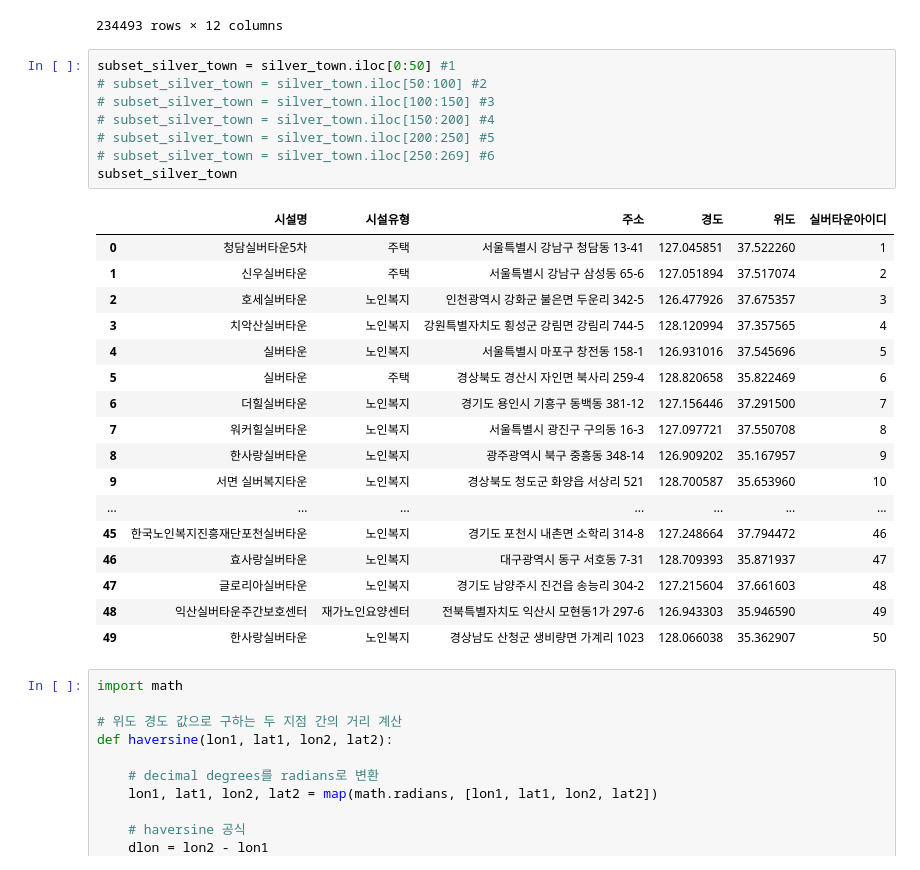
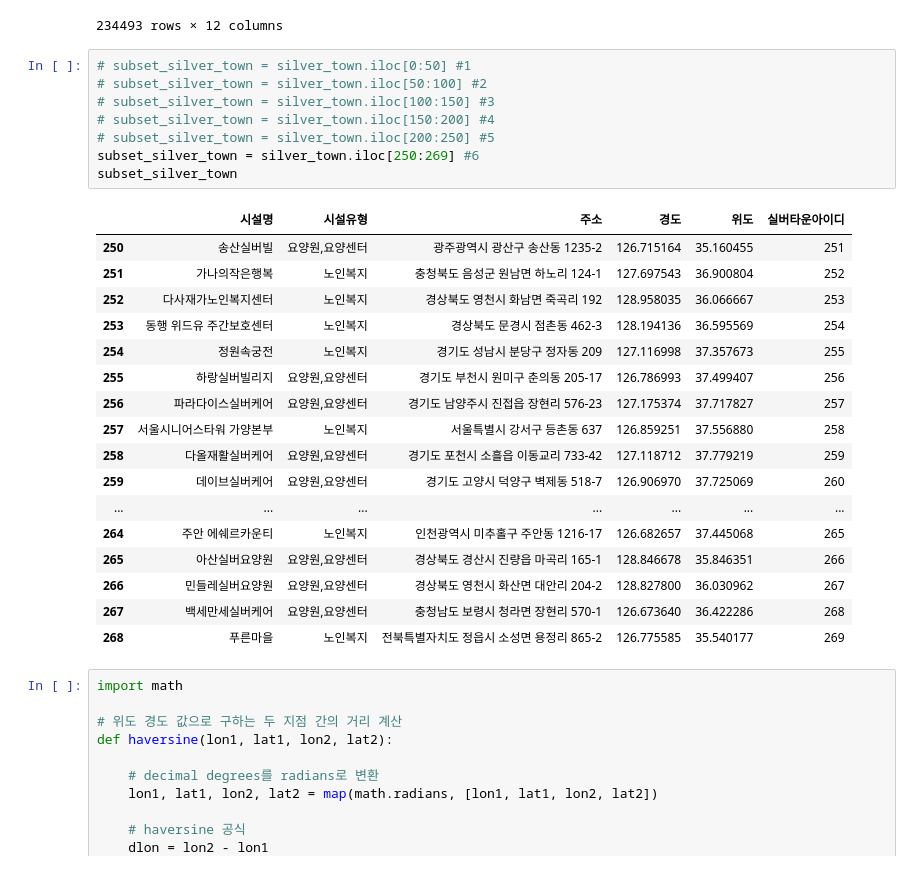
Before and after one commit to Parksolmi/Data_Analysis, a Jupyter notebook: SilverTown/SilverTownAnalysis.ipynb, the cells around one changed output. Cells and saved outputs as stored; diff of their text form.

```diff
--- a/SilverTown/SilverTownAnalysis.ipynb
+++ b/SilverTown/SilverTownAnalysis.ipynb
@@ -82,31 +82,31 @@ facilities
 | 234492 | NaN | NaN | NaN | 126.696749 | 37.592665 | 인천광역시 서구 고산후로95번길 20, 힘찬프라자 2층 20... | M | 힘찬한의원 | 한의원 | 22682 | 1.0 | ... |
 234493 rows × 12 columns
 # %%
-subset_silver_town = silver_town.iloc[0:50] #1
+# subset_silver_town = silver_town.iloc[0:50] #1
 # subset_silver_town = silver_town.iloc[50:100] #2
 # subset_silver_town = silver_town.iloc[100:150] #3
 # subset_silver_town = silver_town.iloc[150:200] #4
 # subset_silver_town = silver_town.iloc[200:250] #5
-# subset_silver_town = silver_town.iloc[250:269] #6
+subset_silver_town = silver_town.iloc[250:269] #6
 subset_silver_town
 # %% [output]
 |  | 시설명 | 시설유형 | 주소 | 경도 | 위도 | 실버타운아이디 |
-| 0 | 청담실버타운5차 | 주택 | 서울특별시 강남구 청담동 13-41 | 127.045851 | 37.522260 | 1 |
-| 1 | 신우실버타운 | 주택 | 서울특별시 강남구 삼성동 65-6 | 127.051894 | 37.517074 | 2 |
-| 2 | 호세실버타운 | 노인복지 | 인천광역시 강화군 불은면 두운리 342-5 | 126.477926 | 37.675357 | 3 |
-| 3 | 치악산실버타운 | 노인복지 | 강원특별자치도 횡성군 강림면 강림리 744-5 | 128.120994 | 37.357565 | 4 |
-| 4 | 실버타운 | 노인복지 | 서울특별시 마포구 창전동 158-1 | 126.931016 | 37.545696 | 5 |
-| 5 | 실버타운 | 주택 | 경상북도 경산시 자인면 북사리 259-4 | 128.820658 | 35.822469 | 6 |
-| 6 | 더힐실버타운 | 노인복지 | 경기도 용인시 기흥구 동백동 381-12 | 127.156446 | 37.291500 | 7 |
-| 7 | 워커힐실버타운 | 노인복지 | 서울특별시 광진구 구의동 16-3 | 127.097721 | 37.550708 | 8 |
-| 8 | 한사랑실버타운 | 노인복지 | 광주광역시 북구 중흥동 348-14 | 126.909202 | 35.167957 | 9 |
-| 9 | 서면 실버복지타운 | 노인복지 | 경상북도 청도군 화양읍 서상리 521 | 128.700587 | 35.653960 | 10 |
+| 250 | 송산실버빌 | 요양원,요양센터 | 광주광역시 광산구 송산동 1235-2 | 126.715164 | 35.160455 | 251 |
+| 251 | 가나의작은행복 | 노인복지 | 충청북도 음성군 원남면 하노리 124-1 | 127.697543 | 36.900804 | 252 |
+| 252 | 다사재가노인복지센터 | 노인복지 | 경상북도 영천시 화남면 죽곡리 192 | 128.958035 | 36.066667 | 253 |
+| 253 | 동행 위드유 주간보호센터 | 노인복지 | 경상북도 문경시 점촌동 462-3 | 128.194136 | 36.595569 | 254 |
+| 254 | 정원속궁전 | 노인복지 | 경기도 성남시 분당구 정자동 209 | 127.116998 | 37.357673 | 255 |
+| 255 | 하랑실버빌리지 | 요양원,요양센터 | 경기도 부천시 원미구 춘의동 205-17 | 126.786993 | 37.499407 | 256 |
+| 256 | 파라다이스실버케어 | 요양원,요양센터 | 경기도 남양주시 진접읍 장현리 576-23 | 127.175374 | 37.717827 | 257 |
+| 257 | 서울시니어스타워 가양본부 | 노인복지 | 서울특별시 강서구 등촌동 637 | 126.859251 | 37.556880 | 258 |
+| 258 | 다올재활실버케어 | 요양원,요양센터 | 경기도 포천시 소흘읍 이동교리 733-42 | 127.118712 | 37.779219 | 259 |
+| 259 | 데이브실버케어 | 요양원,요양센터 | 경기도 고양시 덕양구 벽제동 518-7 | 126.906970 | 37.725069 | 260 |
 | ... | ... | ... | ... | ... | ... | ... |
-| 45 | 한국노인복지진흥재단포천실버타운 | 노인복지 | 경기도 포천시 내촌면 소학리 314-8 | 127.248664 | 37.794472 | 46 |
-| 46 | 효사랑실버타운 | 노인복지 | 대구광역시 동구 서호동 7-31 | 128.709393 | 35.871937 | 47 |
-| 47 | 글로리아실버타운 | 노인복지 | 경기도 남양주시 진건읍 송능리 304-2 | 127.215604 | 37.661603 | 48 |
-| 48 | 익산실버타운주간보호센터 | 재가노인요양센터 | 전북특별자치도 익산시 모현동1가 297-6 | 126.943303 | 35.946590 | 49 |
-| 49 | 한사랑실버타운 | 노인복지 | 경상남도 산청군 생비량면 가계리 1023 | 128.066038 | 35.362907 | 50 |
+| 264 | 주안 에쉐르카운티 | 노인복지 | 인천광역시 미추홀구 주안동 1216-17 | 126.682657 | 37.445068 | 265 |
+| 265 | 아산실버요양원 | 요양원,요양센터 | 경상북도 경산시 진량읍 마곡리 165-1 | 128.846678 | 35.846351 | 266 |
+| 266 | 민들레실버요양원 | 요양원,요양센터 | 경상북도 영천시 화산면 대안리 204-2 | 128.827800 | 36.030962 | 267 |
+| 267 | 백세만세실버케어 | 요양원,요양센터 | 충청남도 보령시 청라면 장현리 570-1 | 126.673640 | 36.422286 | 268 |
+| 268 | 푸른마을 | 노인복지 | 전북특별자치도 정읍시 소성면 용정리 865-2 | 126.775585 | 35.540177 | 269 |
 # %%
 import math
 
```
Also changed, not shown: parts of 23 cells of this notebook.
